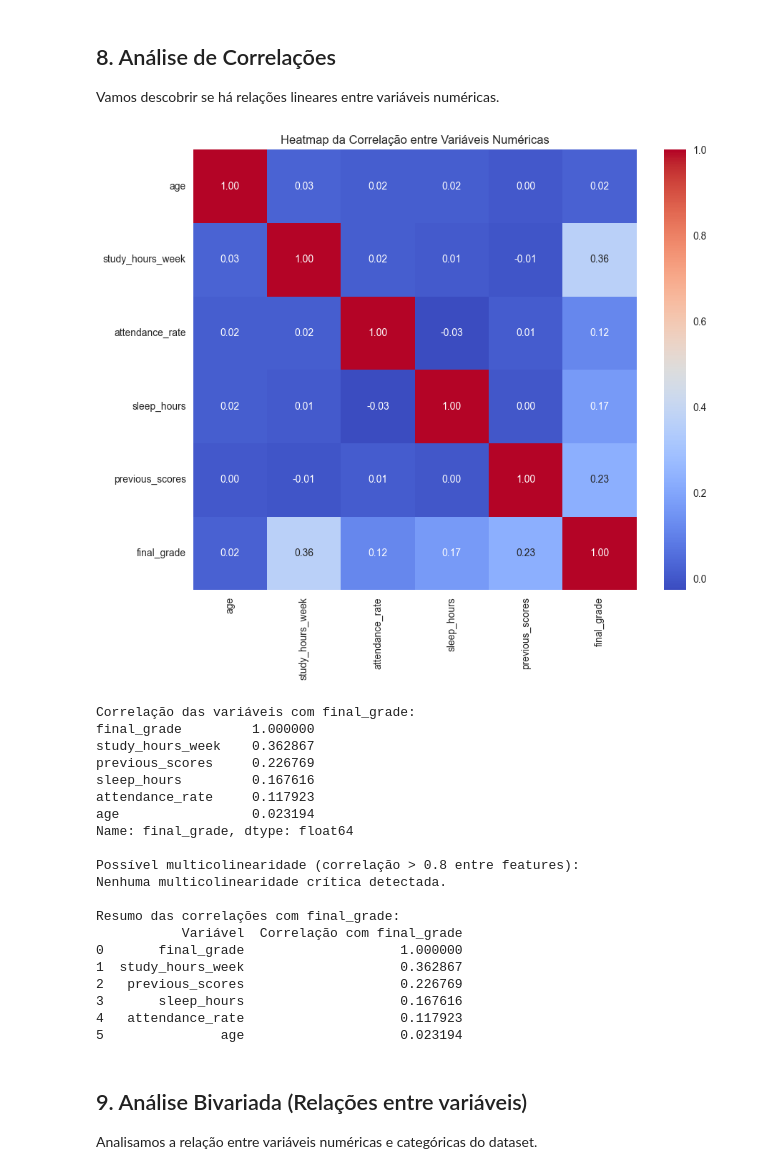
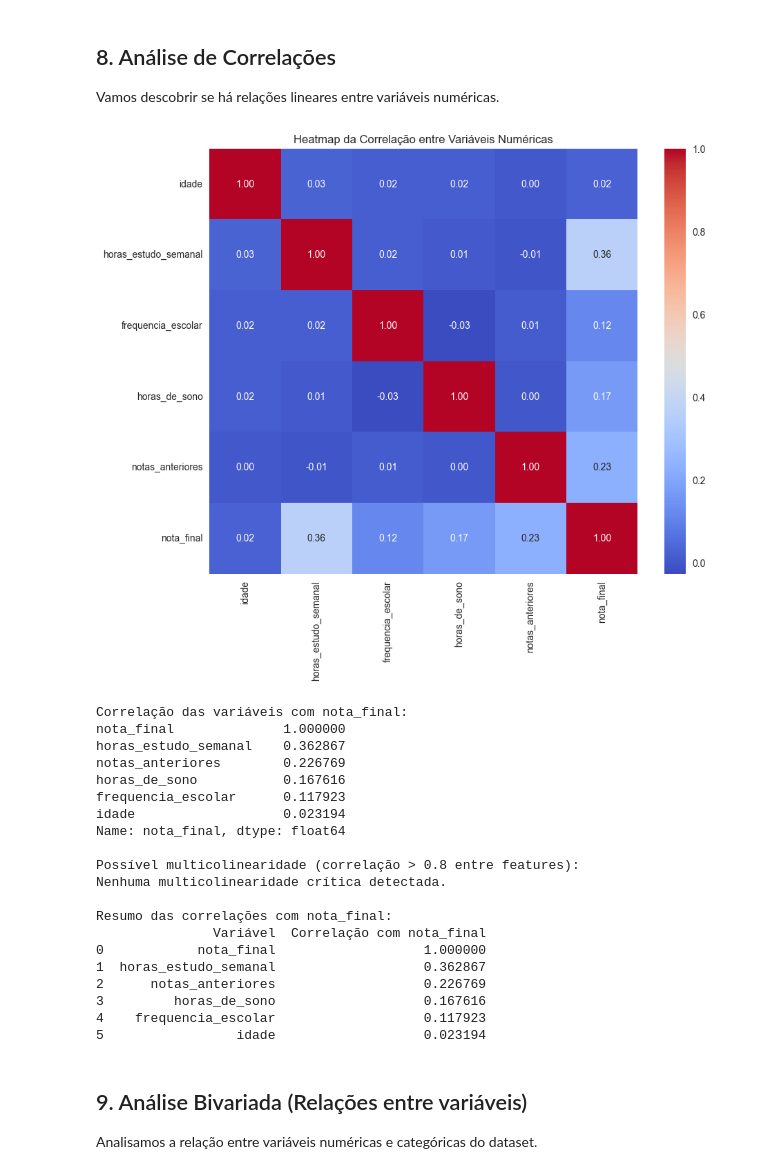
Before and after one commit to dackson87/Desempenho-Academico-de-Estudantes, a Jupyter notebook: 01_EDA.ipynb, the cells around one changed output. Drawn from its saved outputs; the diff is of its cells as text; code cells hidden in the pictures.

```diff
--- a/01_EDA.ipynb
+++ b/01_EDA.ipynb
@@ -537,60 +537,60 @@ Vamos descobrir se há relações lineares entre variáveis numéricas.
 num_cols = df.select_dtypes(include='number').columns.tolist()
 
 # Calcula a matriz de correlação
 corr_matrix = df[num_cols].corr()
 
 # Heatmap da correlação
 plt.figure(figsize=(10,8))
 sns.heatmap(corr_matrix, annot=True, fmt=".2f", cmap='coolwarm', cbar=True)
 plt.title("Heatmap da Correlação entre Variáveis Numéricas")
 plt.show()
 
-# Correlação de cada feature com a variável alvo 'final_grade'
-correlacao_alvo = corr_matrix['final_grade'].sort_values(ascending=False)
-print("\nCorrelação das variáveis com final_grade:")
+# Correlação de cada feature com a variável alvo 'nota_final'
+correlacao_alvo = corr_matrix['nota_final'].sort_values(ascending=False)
+print("\nCorrelação das variáveis com nota_final:")
 print(correlacao_alvo)
 
-# Identificação de multicolinearidade (corr > 0.8 entre features diferentes de final_grade)
+# Identificação de multicolinearidade (corr > 0.8 entre features diferentes de nota_final)
 print("\nPossível multicolinearidade (correlação > 0.8 entre features):")
 multicolinearidade = []
 for i in num_cols:
     for j in num_cols:
         if i != j and abs(corr_matrix.loc[i,j]) > 0.8:
             multicolinearidade.append((i, j, corr_matrix.loc[i,j]))
             print(f"{i} ↔ {j} : {corr_matrix.loc[i,j]:.2f}")
 
 if not multicolinearidade:
     print("Nenhuma multicolinearidade crítica detectada.")
 
 # Resumo para documentação
 resumo_corr = pd.DataFrame({
     'Variável': correlacao_alvo.index,
-    'Correlação com final_grade': correlacao_alvo.values
+    'Correlação com nota_final': correlacao_alvo.values
 })
-print("\nResumo das correlações com final_grade:")
+print("\nResumo das correlações com nota_final:")
 print(resumo_corr)
 # %% [output]
-[figure, old version]
+[figure, new version]
-Correlação das variáveis com final_grade:
-final_grade         1.000000
-study_hours_week    0.362867
-previous_scores     0.226769
-sleep_hours         0.167616
-attendance_rate     0.117923
-age                 0.023194
-Name: final_grade, dtype: float64
+Correlação das variáveis com nota_final:
+nota_final              1.000000
+horas_estudo_semanal    0.362867
+notas_anteriores        0.226769
+horas_de_sono           0.167616
+frequencia_escolar      0.117923
+idade                   0.023194
+Name: nota_final, dtype: float64
 
 Possível multicolinearidade (correlação > 0.8 entre features):
 Nenhuma multicolinearidade crítica detectada.
 
-Resumo das correlações com final_grade:
-           Variável  Correlação com final_grade
-0       final_grade                    1.000000
-1  study_hours_week                    0.362867
-2   previous_scores                    0.226769
-3       sleep_hours                    0.167616
-4   attendance_rate                    0.117923
-5               age                    0.023194
+Resumo das correlações com nota_final:
+               Variável  Correlação com nota_final
+0            nota_final                   1.000000
+1  horas_estudo_semanal                   0.362867
+2      notas_anteriores                   0.226769
+3         horas_de_sono                   0.167616
+4    frequencia_escolar                   0.117923
+5                 idade                   0.023194
 # %% [markdown]
 ## 9. Análise Bivariada (Relações entre variáveis)
 Analisamos a relação entre variáveis numéricas e categóricas do dataset.
```
Also changed, not shown: parts of 10 cells of this notebook, 1 other file.
